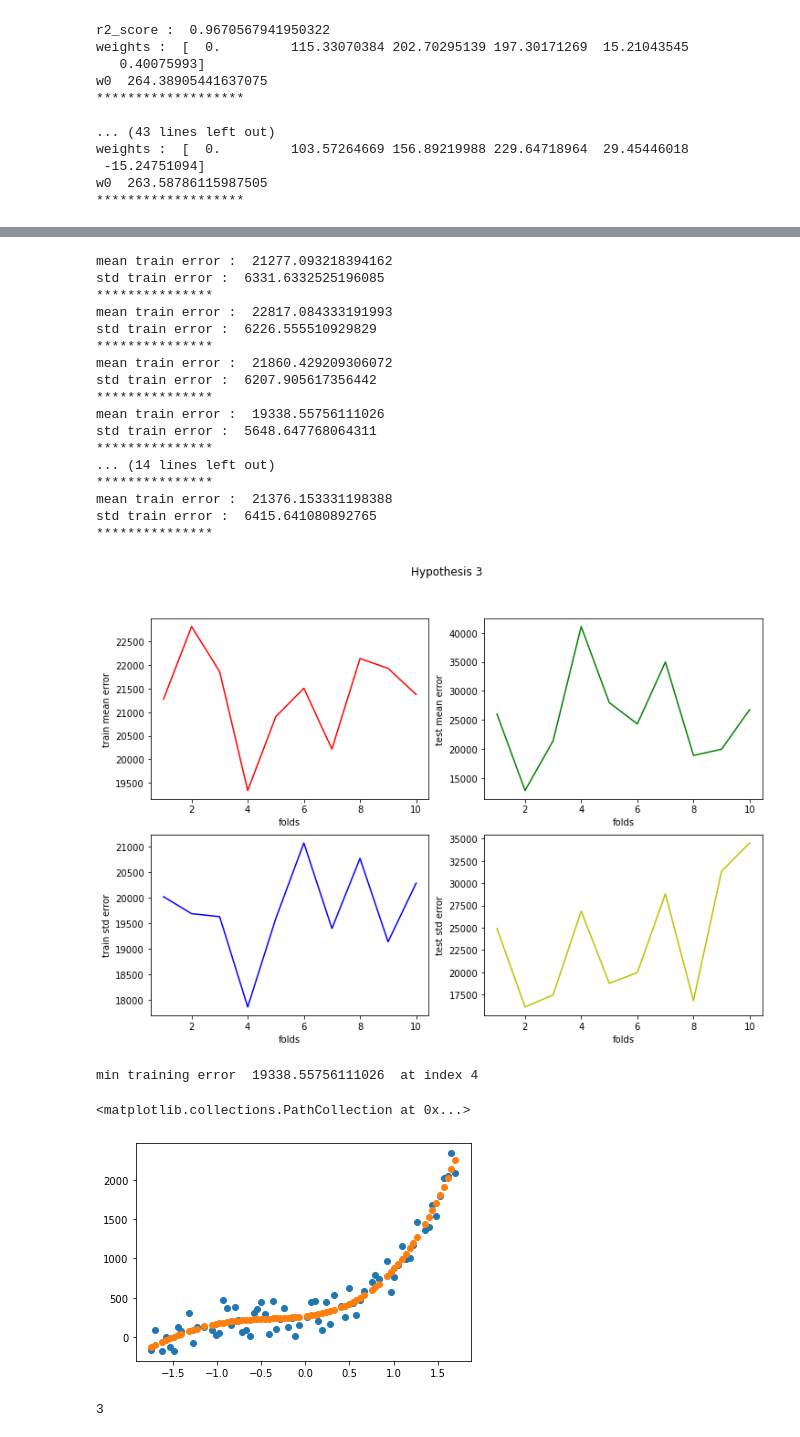
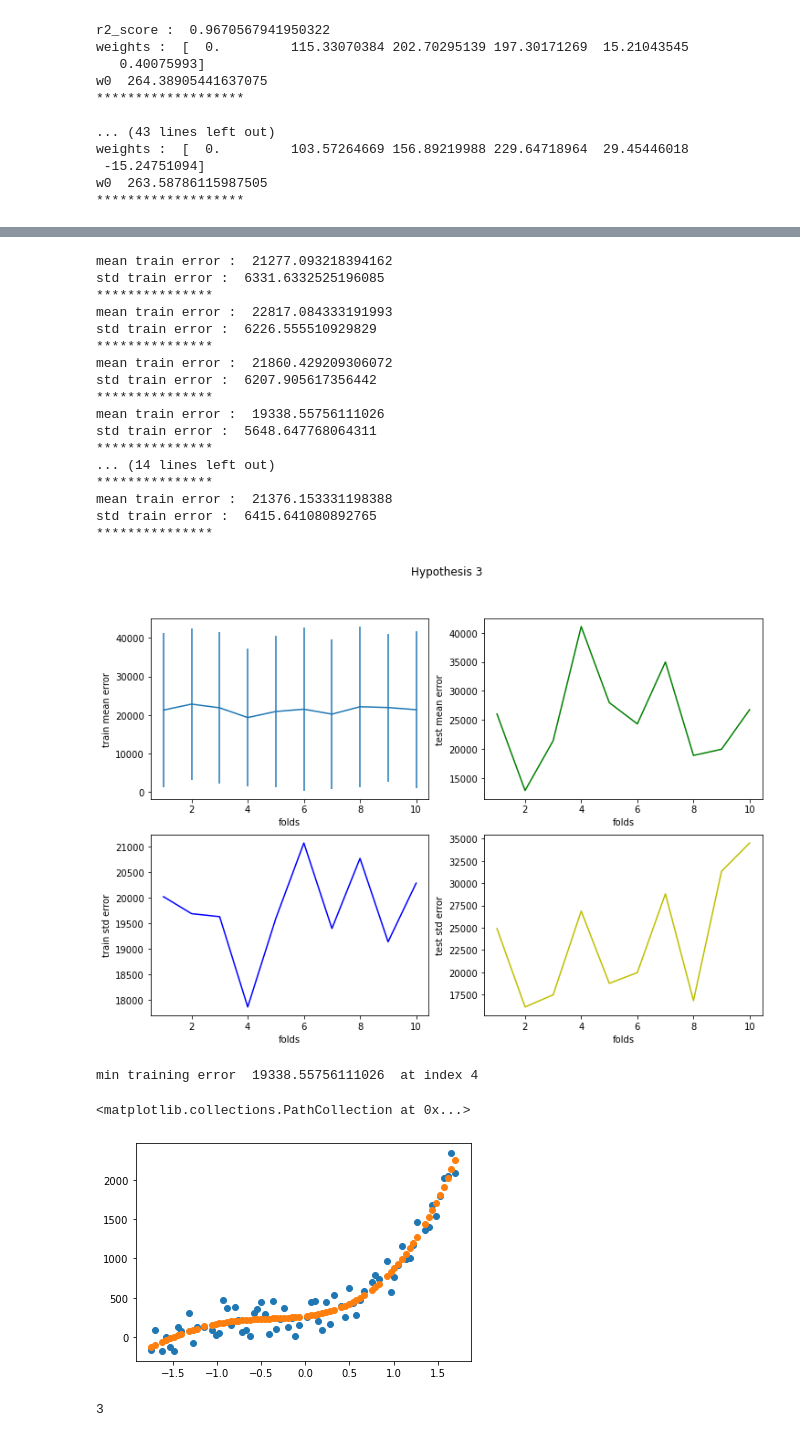
Before and after one commit to chandms/Security_Analytics, a Jupyter notebook: Assignment1/Problem 3.ipynb, the cells around one changed output, grey strips where cells are left out. Cells and saved outputs as stored; diff of their text form; code cells hidden in the pictures.

```diff
--- a/Assignment1/Problem 3.ipynb
+++ b/Assignment1/Problem 3.ipynb
@@ -366,7 +366,8 @@ for i in range(10):
     print("***************")
 ind=[1,2,3,4,5,6,7,8,9,10]
 plt.subplot(2,2,1)
-plt.plot(ind,train_mean_err_list,'r')
+#plt.plot(ind,train_mean_err_list,'r')
+plt.errorbar(x=ind,y=train_mean_err_list,yerr=train_std_err_list)
 plt.xlabel('folds')
 plt.ylabel('train mean error')
 plt.subplot(2,2,3)
@@ -384,34 +385,34 @@ plt.ylabel('test std error')
 plt.suptitle('Hypothesis 3')
 plt.show()
 
 
 min_val = min(train_mean_err_list)
 min_ind = train_mean_err_list.index(min_val)
 print("min training error ",min_val," at index",min_ind+1)
 plt.scatter(stdTrainX[min_ind],trainY[min_ind])
 X_Poly = poly.fit_transform(stdTrainX[min_ind])
 X_Poly_test = poly.transform(stdTestX[min_ind])
 pred = models[2][min_ind].predict(X_Poly)
 plt.scatter(stdTrainX[min_ind],pred)
 # %% [output]
 mean train error :  21277.093218394162
 std train error :  6331.6332525196085
 ***************
 mean train error :  22817.084333191993
 std train error :  6226.555510929829
 ***************
 mean train error :  21860.429209306072
 std train error :  6207.905617356442
 ***************
 mean train error :  19338.55756111026
 std train error :  5648.647768064311
 ***************
 ... (14 lines left out)
 ***************
 mean train error :  21376.153331198388
 std train error :  6415.641080892765
 ***************
-[figure, old version]
+[figure, new version]
 min training error  19338.55756111026  at index 4
 <matplotlib.collections.PathCollection at 0x...>
 [figure]
```
Also changed, not shown: parts of 2 cells of this notebook.
